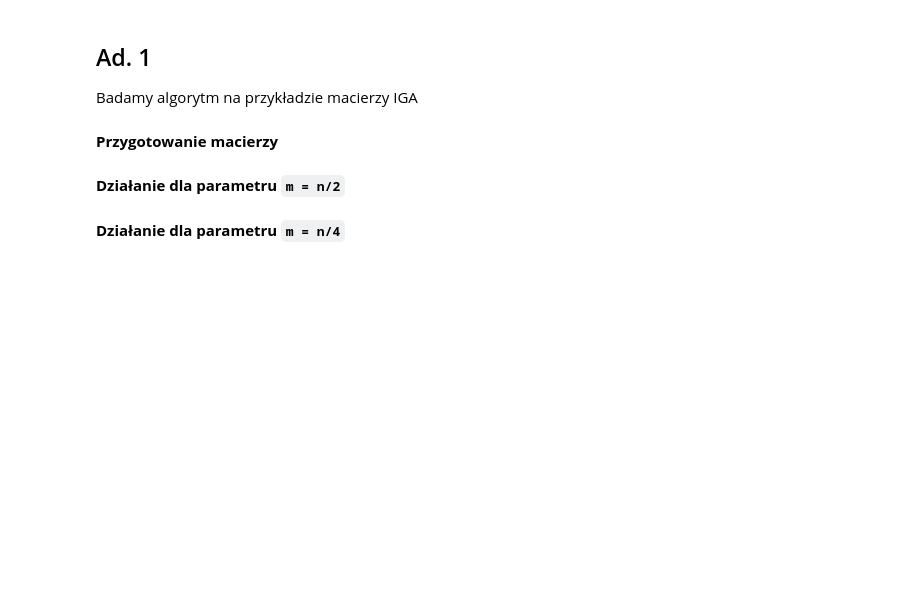
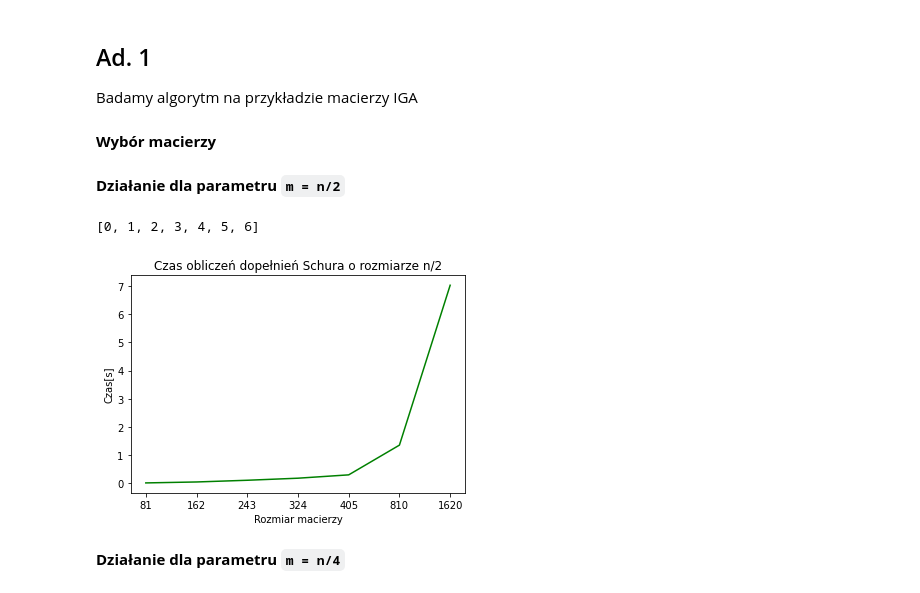
Before and after one commit to pkrucz00/alg_macierz, a Jupyter notebook: zadanie2/Zadanie 2.ipynb, the cells around one changed output. Cells and saved outputs as stored; diff of their text form; code cells hidden in the pictures; blank space fills up the shorter version.

```diff
--- a/zadanie2/Zadanie 2.ipynb
+++ b/zadanie2/Zadanie 2.ipynb
@@ -54,8 +54,8 @@ def log_time(func):
 **Rysowanie wykresu**
 # %%
 def show_line_plot(x_vals, y_vals, title, x_label, y_label):
+    x_vals = [element * 81 for element in x_vals]
     x_pos = list(range(len(x_vals)))
-
     plt.plot(x_pos, y_vals, color='green')
 
     plt.xlabel(x_label)
@@ -83,5 +85,13 @@ def get_schur_compliment_times_wrapper(csv_file, m_func, qs):
+# %%
+qs = [1,2,3,4,5,10,20]   # możliwe, że to trzeba będzie zmienić, żeby czasy były dłuższe
+
+m_half_fun = lambda n: n//2
+m_quater_fun = lambda n: n//4
+m_single_fun = lambda n: 1
+
+get_schur_compliment_times_for_fem = lambda m_fun: get_schur_compliment_times_wrapper(csv_file, m_fun, qs)
 # %% [markdown]
 ## Ad. 1
 Badamy algorytm na przykładzie macierzy IGA
 # %% [markdown]
-**Przygotowanie macierzy**
+**Wybór macierzy**
@@ -88,4 +100,10 @@ Badamy algorytm na przykładzie macierzy IGA
 # %% [markdown]
 **Działanie dla parametru `m = n/2`**
+# %%
+times = get_schur_compliment_times_for_fem(m_half_fun)
+show_line_plot(qs, times, "Czas obliczeń dopełnień Schura o rozmiarze n/2", "Rozmiar macierzy", "Czas[s]")
+# %% [output]
+[0, 1, 2, 3, 4, 5, 6]
+[figure, added]
 # %% [markdown]
 **Działanie dla parametru `m = n/4`**
```
Also changed, not shown: parts of 10 cells of this notebook, 2 other files.
